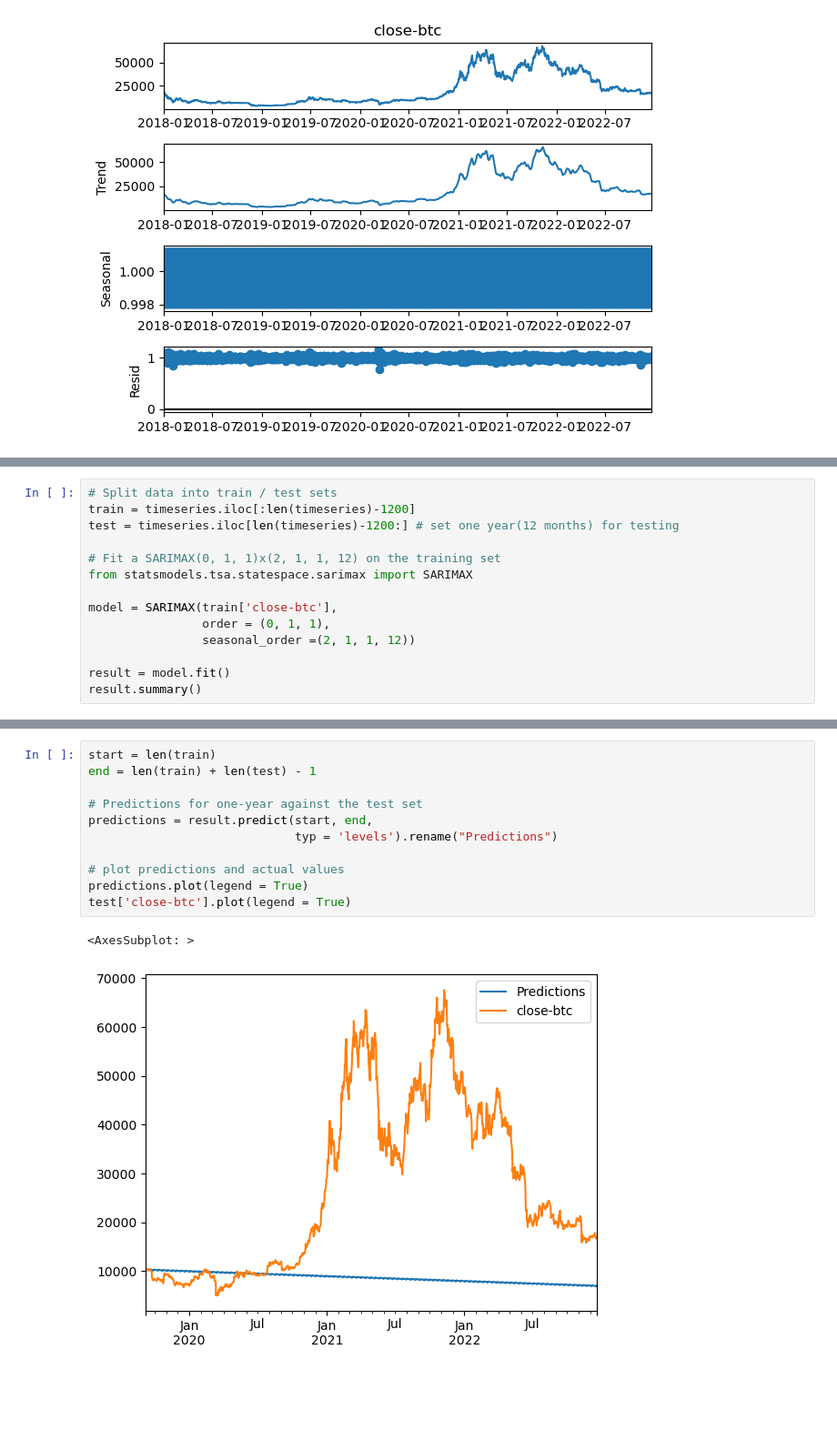
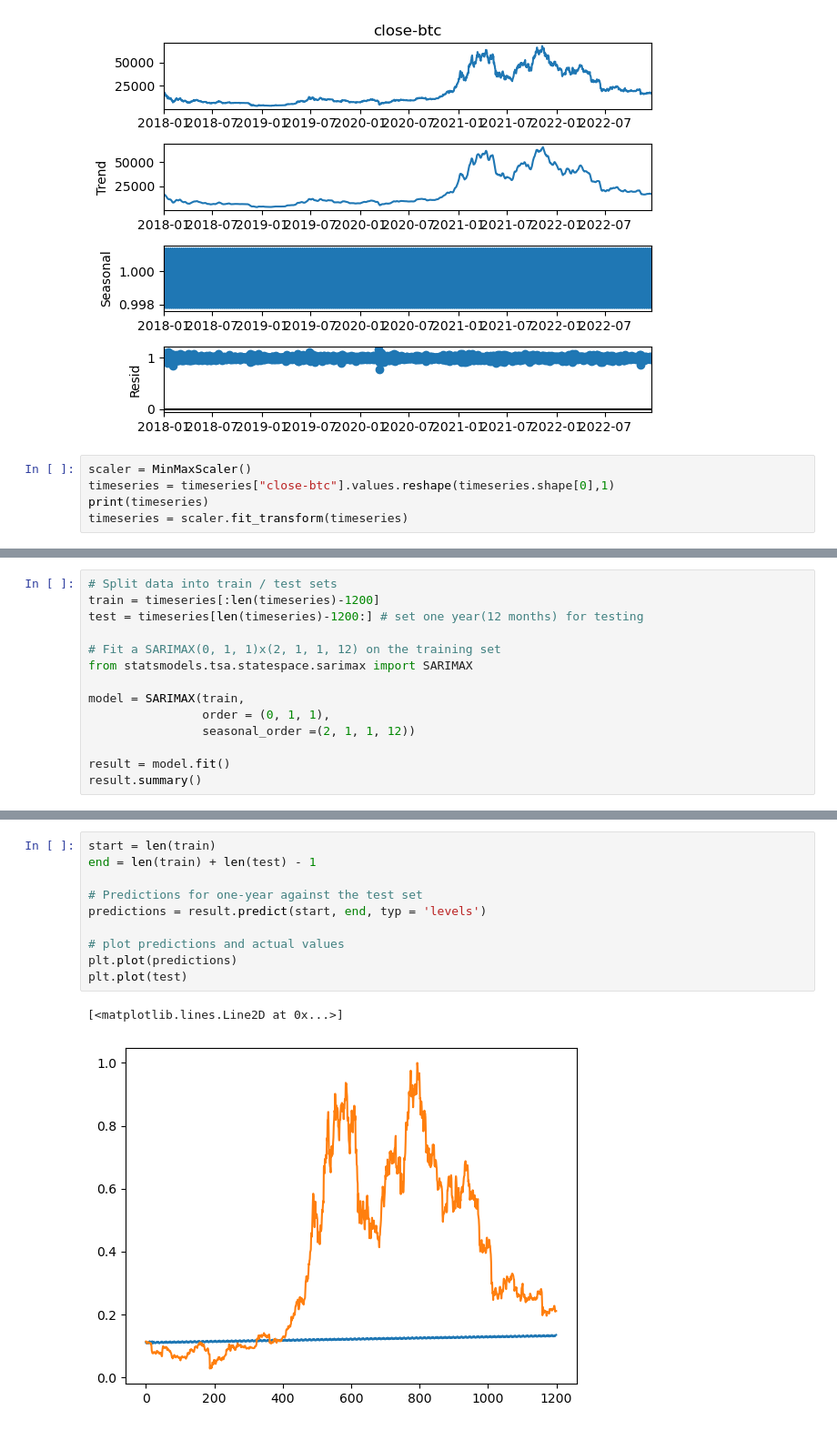
Before and after one commit to A125X/Stock-Prices-Analysis-And-Prediction, a Jupyter notebook: arima.ipynb, the cells around one changed output, grey strips where cells are left out. Shown at 91% size. Cells and saved outputs as stored; diff of their text form; blank space fills up the shorter version.

```diff
--- a/arima.ipynb
+++ b/arima.ipynb
@@ -47,3 +47,8 @@ result.plot()
 # %% [output]
 [figure]
 [figure]
+# %%
+scaler = MinMaxScaler()
+timeseries = timeseries["close-btc"].values.reshape(timeseries.shape[0],1)
+print(timeseries)
+timeseries = scaler.fit_transform(timeseries)
@@ -50,12 +63,12 @@ result.plot()
 # %%
 # Split data into train / test sets
-train = timeseries.iloc[:len(timeseries)-1200]
-test = timeseries.iloc[len(timeseries)-1200:] # set one year(12 months) for testing
+train = timeseries[:len(timeseries)-1200]
+test = timeseries[len(timeseries)-1200:] # set one year(12 months) for testing
 
 # Fit a SARIMAX(0, 1, 1)x(2, 1, 1, 12) on the training set
 from statsmodels.tsa.statespace.sarimax import SARIMAX
 
-model = SARIMAX(train['close-btc'],
+model = SARIMAX(train,
                 order = (0, 1, 1),
                 seasonal_order =(2, 1, 1, 12))
 
@@ -113,17 +126,16 @@ Warnings:
 # %%
 start = len(train)
 end = len(train) + len(test) - 1
 
 # Predictions for one-year against the test set
-predictions = result.predict(start, end,
-                             typ = 'levels').rename("Predictions")
+predictions = result.predict(start, end, typ = 'levels')
 
 # plot predictions and actual values
-predictions.plot(legend = True)
-test['close-btc'].plot(legend = True)
+plt.plot(predictions)
+plt.plot(test)
 # %% [output]
-<AxesSubplot: >
+[<matplotlib.lines.Line2D at 0x...>]
-[figure, old version]
+[figure, new version]
 # %%
 # Load specific evaluation tools
 from sklearn.metrics import mean_squared_error
```
Also changed, not shown: parts of 4 cells of this notebook.
